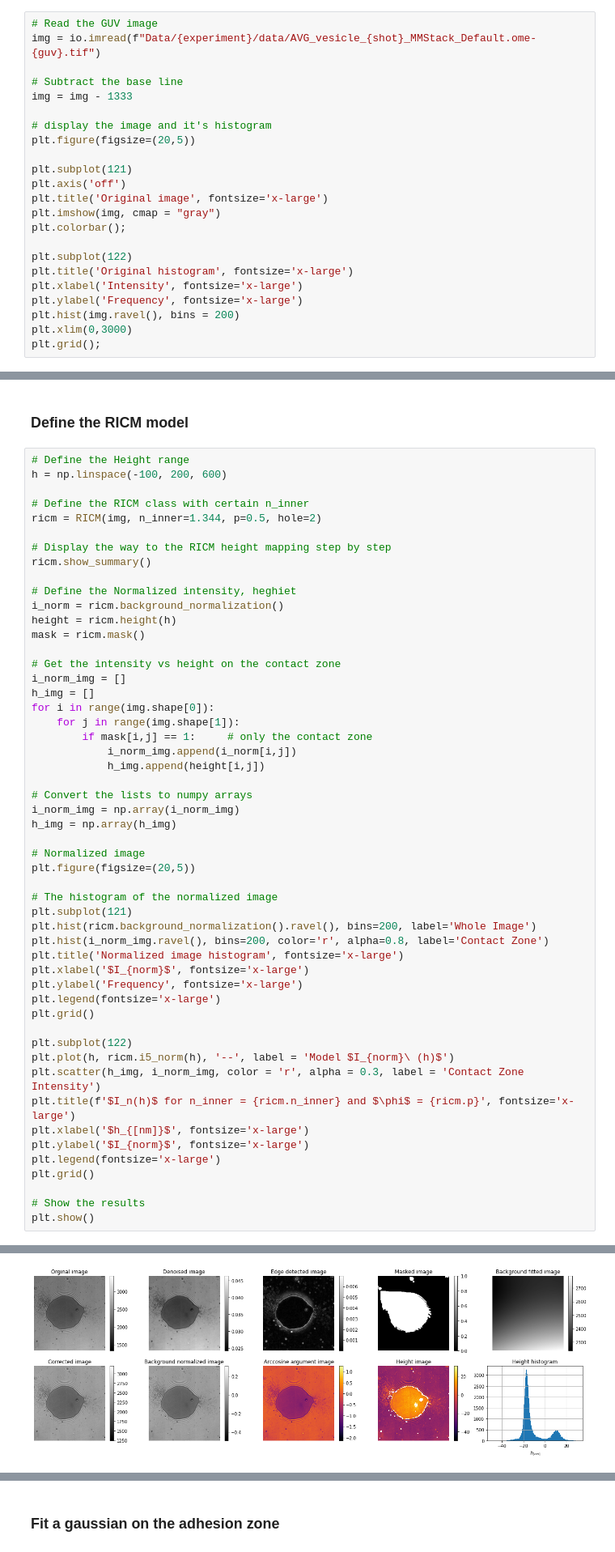
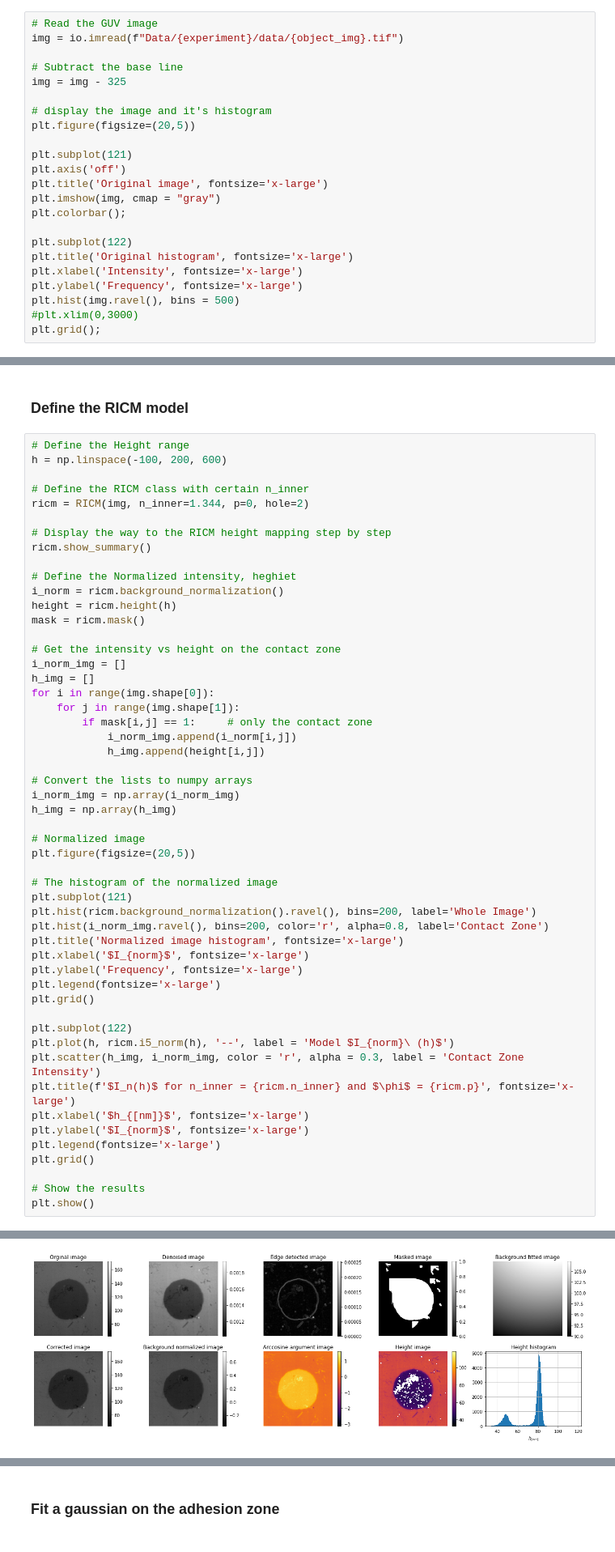
Before and after one commit to ahmed344/Membrane-Topography, a Jupyter notebook: Height_map_Ecad.ipynb, the cells around one changed output, grey strips where cells are left out. Shown at 81% size. Drawn from its saved outputs; the diff is of its cells as text.

```diff
--- a/Height_map_Ecad.ipynb
+++ b/Height_map_Ecad.ipynb
@@ -45,10 +47,10 @@ plt.grid();
 ### Read the GUV image and subtract the base line
 # %%
 # Read the GUV image
-img = io.imread(f"Data/{experiment}/data/AVG_vesicle_{shot}_MMStack_Default.ome-{guv}.tif")
+img = io.imread(f"Data/{experiment}/data/{object_img}.tif")
 
 # Subtract the base line
-img = img - 1333
+img = img - 325
 
 # display the image and it's histogram
 plt.figure(figsize=(20,5))
@@ -63,7 +65,7 @@ plt.subplot(122)
 plt.title('Original histogram', fontsize='x-large')
 plt.xlabel('Intensity', fontsize='x-large')
 plt.ylabel('Frequency', fontsize='x-large')
-plt.hist(img.ravel(), bins = 200)
-plt.xlim(0,3000)
+plt.hist(img.ravel(), bins = 500)
+#plt.xlim(0,3000)
 plt.grid();
 # %% [output]
@@ -75,7 +77,7 @@ plt.grid();
 h = np.linspace(-100, 200, 600)
 
 # Define the RICM class with certain n_inner
-ricm = RICM(img, n_inner=1.344, p=0.5, hole=2)
+ricm = RICM(img, n_inner=1.344, p=0, hole=2)
 
 # Display the way to the RICM height mapping step by step
 ricm.show_summary()
@@ -128 +130 @@ Y0 = 0.01, A = -0.24, h0 = 32.11
-[figure, old version]
+[figure, new version]
```
Also changed, not shown: parts of 6 cells of this notebook, 1 other file.
